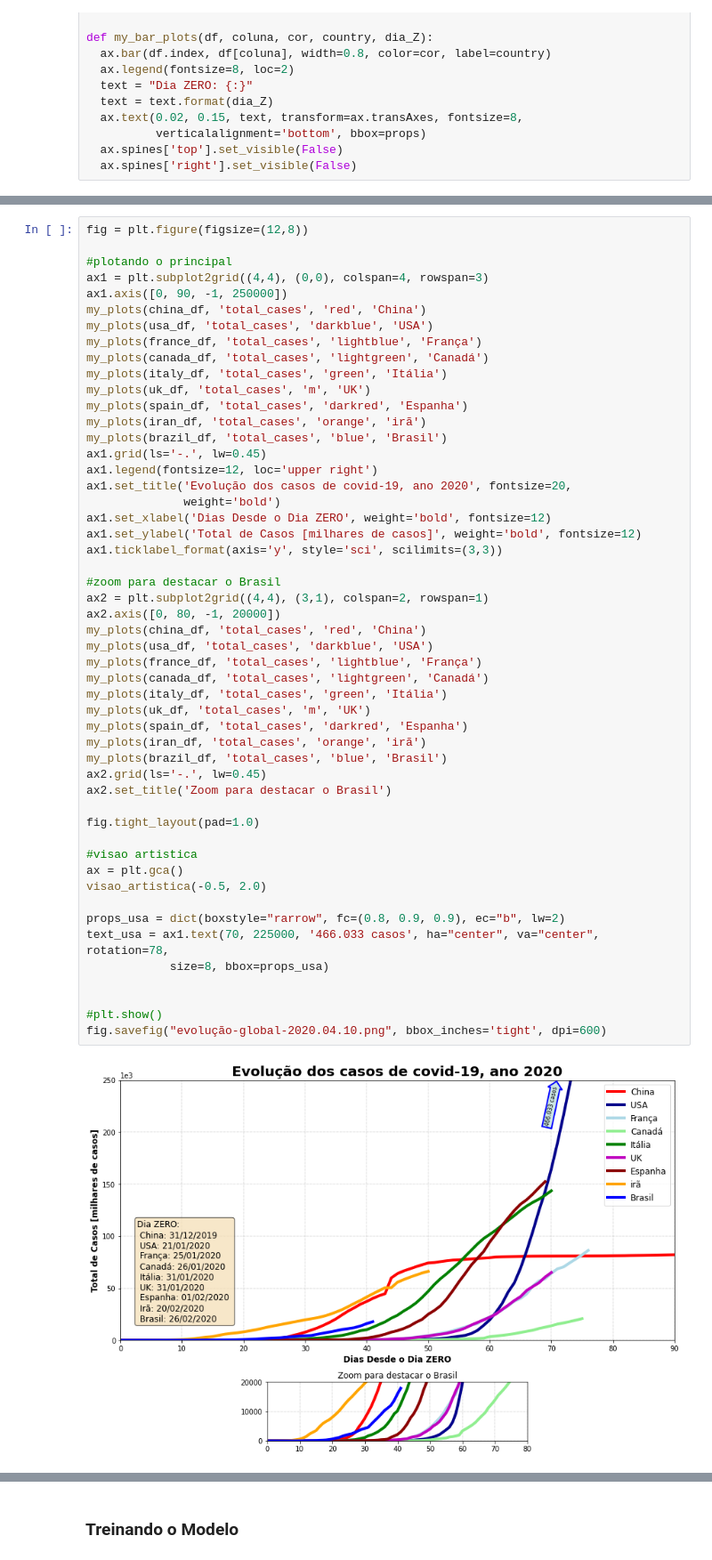
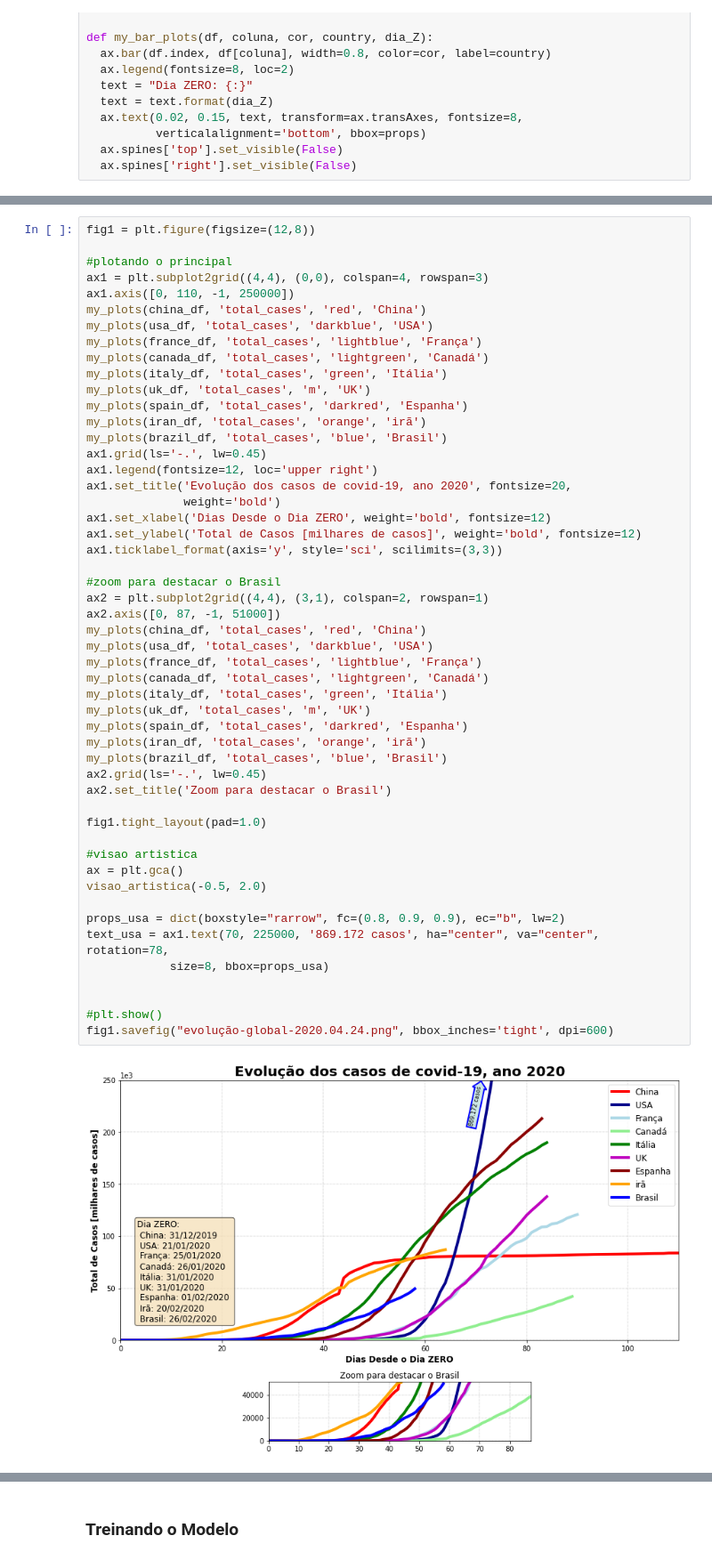
Before and after one commit to OliveiraVinic/covid19.pyhton.analysis, a Jupyter notebook: covid19_script.ipynb, the cells around one changed output, grey strips where cells are left out. Shown at 89% size. Drawn from its saved outputs; the diff is of its cells as text.

```diff
--- a/covid19_script.ipynb
+++ b/covid19_script.ipynb
@@ -160,9 +162,9 @@ def my_bar_plots(df, coluna, cor, country, dia_Z):
 # %%
-fig = plt.figure(figsize=(12,8))
+fig1 = plt.figure(figsize=(12,8))
 
 #plotando o principal
 ax1 = plt.subplot2grid((4,4), (0,0), colspan=4, rowspan=3)
-ax1.axis([0, 90, -1, 250000])
+ax1.axis([0, 110, -1, 250000])
 my_plots(china_df, 'total_cases', 'red', 'China')
 my_plots(usa_df, 'total_cases', 'darkblue', 'USA')
 my_plots(france_df, 'total_cases', 'lightblue', 'França')
@@ -178,36 +180,36 @@ ax1.set_title('Evolução dos casos de covid-19, ano 2020', fontsize=20,
               weight='bold')
 ax1.set_xlabel('Dias Desde o Dia ZERO', weight='bold', fontsize=12)
 ax1.set_ylabel('Total de Casos [milhares de casos]', weight='bold', fontsize=12)
 ax1.ticklabel_format(axis='y', style='sci', scilimits=(3,3))
 
 #zoom para destacar o Brasil
 ax2 = plt.subplot2grid((4,4), (3,1), colspan=2, rowspan=1)
-ax2.axis([0, 80, -1, 20000])
+ax2.axis([0, 87, -1, 51000])
 my_plots(china_df, 'total_cases', 'red', 'China')
 my_plots(usa_df, 'total_cases', 'darkblue', 'USA')
 my_plots(france_df, 'total_cases', 'lightblue', 'França')
 my_plots(canada_df, 'total_cases', 'lightgreen', 'Canadá')
 my_plots(italy_df, 'total_cases', 'green', 'Itália')
 my_plots(uk_df, 'total_cases', 'm', 'UK')
 my_plots(spain_df, 'total_cases', 'darkred', 'Espanha')
 my_plots(iran_df, 'total_cases', 'orange', 'irã')
 my_plots(brazil_df, 'total_cases', 'blue', 'Brasil')
 ax2.grid(ls='-.', lw=0.45)
 ax2.set_title('Zoom para destacar o Brasil')
 
-fig.tight_layout(pad=1.0)
+fig1.tight_layout(pad=1.0)
 
 #visao artistica
 ax = plt.gca()
 visao_artistica(-0.5, 2.0)
 
 props_usa = dict(boxstyle="rarrow", fc=(0.8, 0.9, 0.9), ec="b", lw=2)
-text_usa = ax1.text(70, 225000, '466.033 casos', ha="center", va="center", rotation=78,
+text_usa = ax1.text(70, 225000, '869.172 casos', ha="center", va="center", rotation=78,
             size=8, bbox=props_usa)
 
 
 #plt.show()
-fig.savefig("evolução-global-2020.04.10.png", bbox_inches='tight', dpi=600)
+fig1.savefig("evolução-global-2020.04.24.png", bbox_inches='tight', dpi=600)
 # %% [output]
-[figure, old version]
+[figure, new version]
 # %%
```
Also changed, not shown: parts of 12 cells of this notebook, 10 other files.
